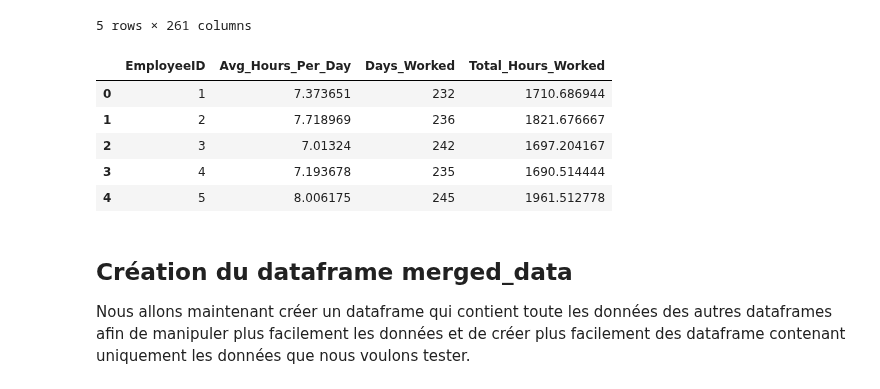
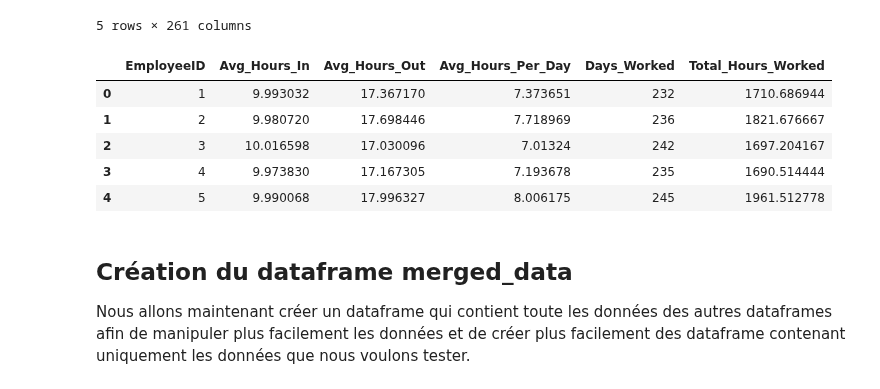
Before and after one commit to Francky46/AttritionPrediction, a Jupyter notebook: AttritionPredictionYoann.ipynb, the cells around one changed output. Drawn from its saved outputs; the diff is of its cells as text; code cells hidden in the pictures.

```diff
--- a/AttritionPredictionYoann.ipynb
+++ b/AttritionPredictionYoann.ipynb
@@ -84,26 +88,40 @@ time_work_data_in_hours.head()
 # %%
 # Calculs pour chaque employé
 summary_work_data = pd.DataFrame()
 summary_work_data['EmployeeID'] = in_time_data['EmployeeID']
+
+# Heure d'arrivé moyenne
+
+summary_work_data['Avg_Hours_In'] = in_time_data_copy.apply(
+    lambda row: row.dropna().dt.hour.mean() + row.dropna().dt.minute.mean() / 60
+    if not row.dropna().empty else None, axis=1
+)
+
+# Heure de départ moyenne
+
+summary_work_data['Avg_Hours_Out'] = out_time_data_copy.apply(
+    lambda row: row.dropna().dt.hour.mean() + row.dropna().dt.minute.mean() / 60
+    if not row.dropna().empty else None, axis=1
+)
 
 # Moyenne d'heures travaillées par jour
 summary_work_data['Avg_Hours_Per_Day'] = time_work_data_in_hours.mean(axis=1, skipna=True)
 
 # Nombre de jours travaillés dans l'année
 summary_work_data['Days_Worked'] = time_work_data_in_hours.notnull().sum(axis=1)
 
 # Total d'heures travaillées dans l'année
 summary_work_data['Total_Hours_Worked'] = summary_work_data['Avg_Hours_Per_Day'] * summary_work_data['Days_Worked']
 
 # Affichage des résultats
 summary_work_data.head()
 # %% [output]
-|  | EmployeeID | Avg_Hours_Per_Day | Days_Worked | Total_Hours_Worked |
-| 0 | 1 | 7.373651 | 232 | 1710.686944 |
-| 1 | 2 | 7.718969 | 236 | 1821.676667 |
-| 2 | 3 | 7.01324 | 242 | 1697.204167 |
-| 3 | 4 | 7.193678 | 235 | 1690.514444 |
-| 4 | 5 | 8.006175 | 245 | 1961.512778 |
+|  | EmployeeID | Avg_Hours_In | Avg_Hours_Out | Avg_Hours_Per_Day | Days_Worked | Total_Hours_Worked |
+| 0 | 1 | 9.993032 | 17.367170 | 7.373651 | 232 | 1710.686944 |
+| 1 | 2 | 9.980720 | 17.698446 | 7.718969 | 236 | 1821.676667 |
+| 2 | 3 | 10.016598 | 17.030096 | 7.01324 | 242 | 1697.204167 |
+| 3 | 4 | 9.973830 | 17.167305 | 7.193678 | 235 | 1690.514444 |
+| 4 | 5 | 9.990068 | 17.996327 | 8.006175 | 245 | 1961.512778 |
 # %% [markdown]
 ## Création du dataframe merged_data
 
```
Also changed, not shown: parts of 33 cells of this notebook.
